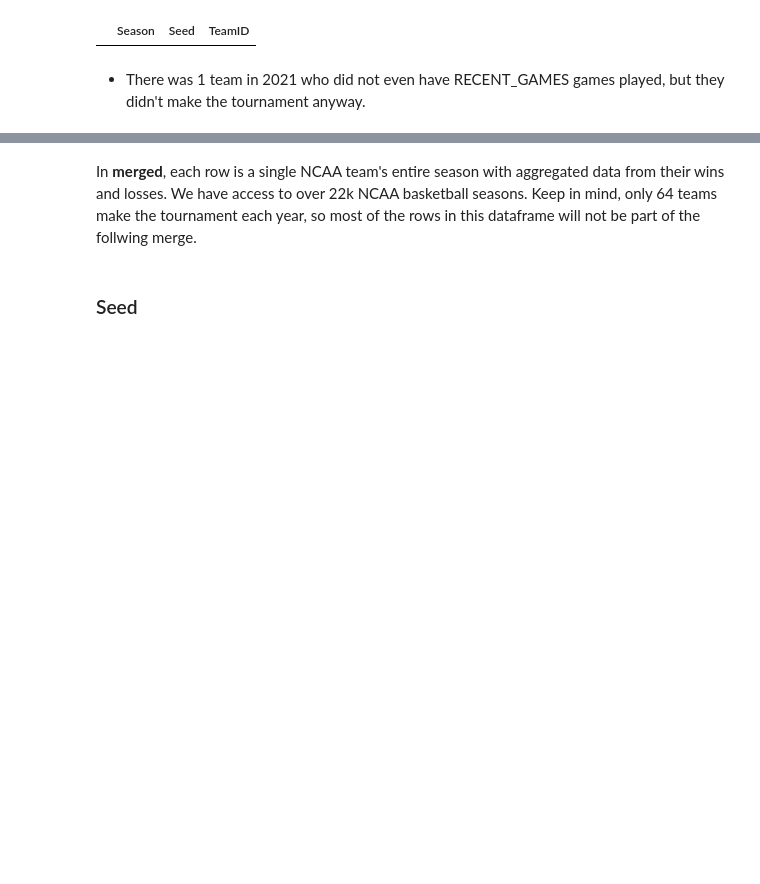
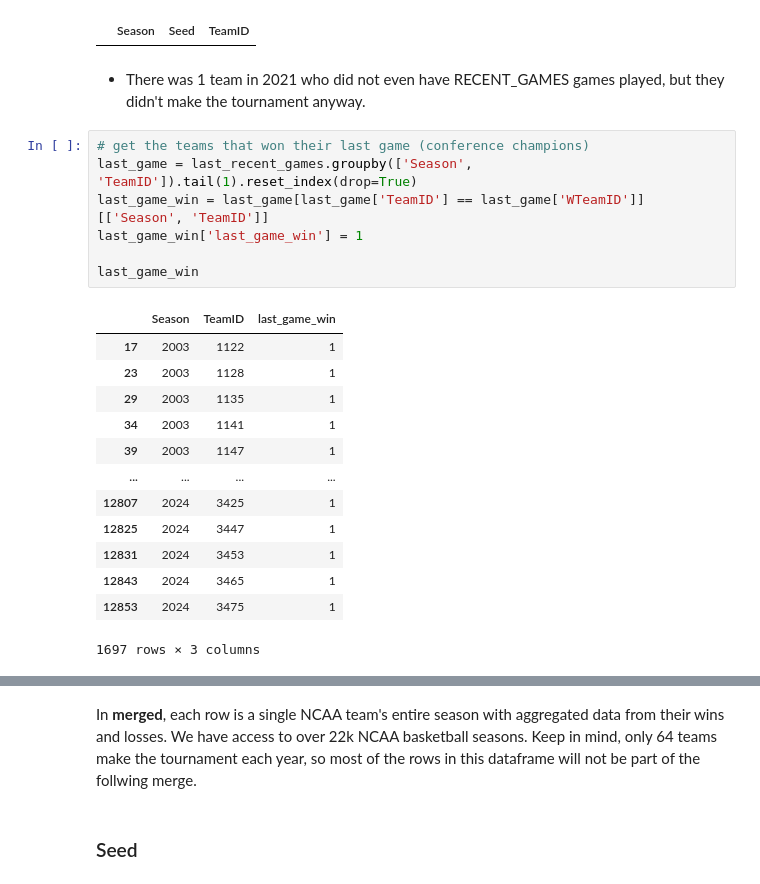
Before and after one commit to heefjones/march_madness, a Jupyter notebook: eda_detailed.ipynb, the cells around one changed output, grey strips where cells are left out. Saved outputs shown, nothing was run; the diff lists cells and outputs as text; blank space fills up the shorter version.

Commit message:
finished creating detailed stats dataframe

```diff
--- a/eda_detailed.ipynb
+++ b/eda_detailed.ipynb
@@ -339,6 +328,27 @@ seeds[(seeds['Season'] == 2021) & (seeds['TeamID'] == 3469)]
 |  | Season | Seed | TeamID |
 # %% [markdown]
 - There was 1 team in 2021 who did not even have RECENT_GAMES games played, but they didn't make the tournament anyway.
+# %%
+# get the teams that won their last game (conference champions)
+last_game = last_recent_games.groupby(['Season', 'TeamID']).tail(1).reset_index(drop=True)
+last_game_win = last_game[last_game['TeamID'] == last_game['WTeamID']][['Season', 'TeamID']]
+last_game_win['last_game_win'] = 1
+
+last_game_win
+# %% [output]
+|  | Season | TeamID | last_game_win |
+| 17 | 2003 | 1122 | 1 |
+| 23 | 2003 | 1128 | 1 |
+| 29 | 2003 | 1135 | 1 |
+| 34 | 2003 | 1141 | 1 |
+| 39 | 2003 | 1147 | 1 |
+| ... | ... | ... | ... |
+| 12807 | 2024 | 3425 | 1 |
+| 12825 | 2024 | 3447 | 1 |
+| 12831 | 2024 | 3453 | 1 |
+| 12843 | 2024 | 3465 | 1 |
+| 12853 | 2024 | 3475 | 1 |
+1697 rows × 3 columns
 # %%
 # groups for recent games
 recent_win_group = last_recent_games.loc[last_recent_games['WTeamID'] == last_recent_games['TeamID']].groupby(['Season', 'TeamID'])
```
Also changed, not shown: parts of 12 cells of this notebook.
